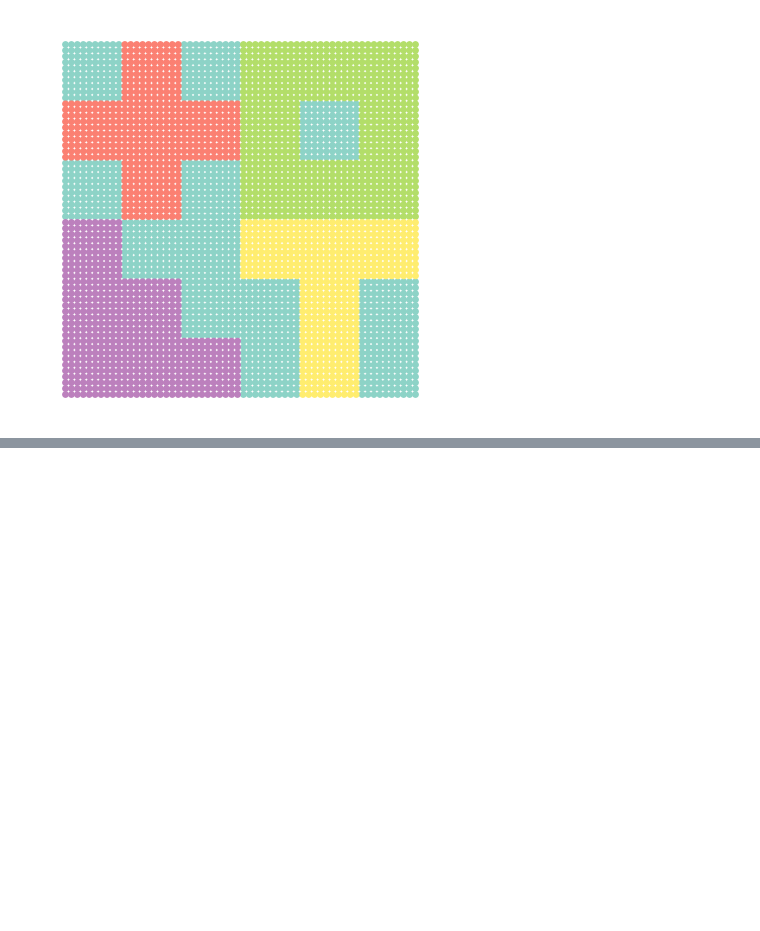
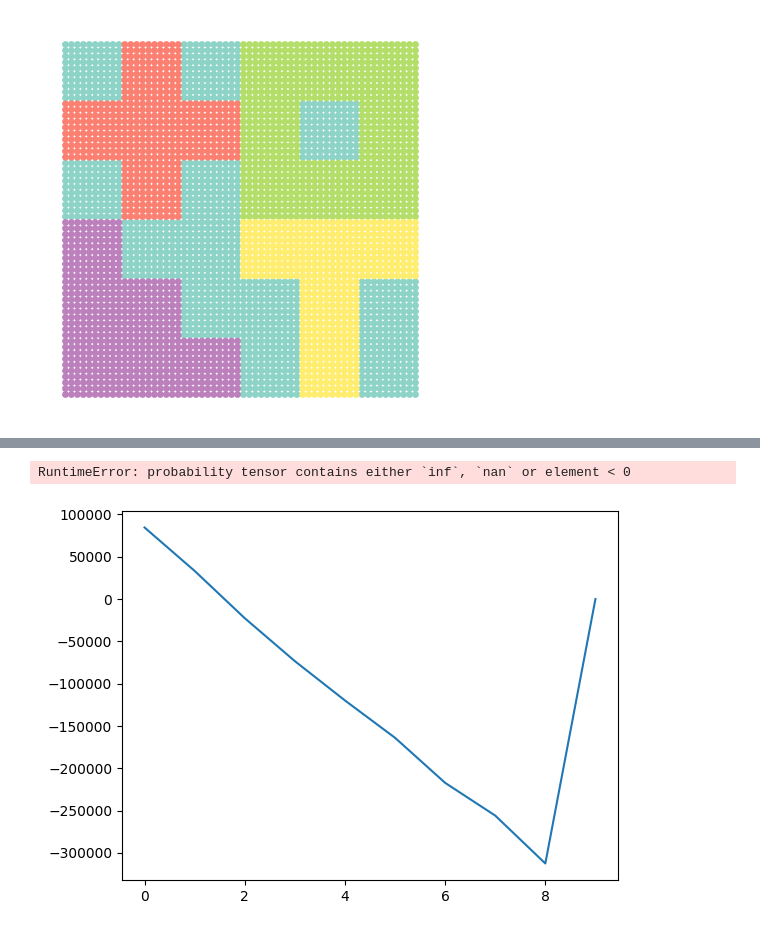
Before and after one commit to craigfouts/asterism, a Jupyter notebook: notebooks/sandbox.ipynb, the cells around one changed output, grey strips where cells are left out. Cells and saved outputs as stored; diff of their text form; code cells hidden in the pictures; blank space fills up the shorter version.

```diff
--- a/notebooks/sandbox.ipynb
+++ b/notebooks/sandbox.ipynb
@@ -9,5 +17,5 @@ from util import map_labels, show_dataset
 # %%
-data, labels = make_dataset()
+data, labels = make_dataset(return_tensor=True)
 show_dataset(data, labels)
 # %% [output]
 [figure]
@@ -127,13 +21,0 @@ class NCP(nn.Module):
-# %%
-h_layers = [data.shape[-1] - 3, 75]
-g_layers = [75, 25]
-u_layers = [data.shape[-1] - 3, 75, 25]
-f_layers = [50, 25, 25, 1]
-
-model = NCP(h_layers, g_layers, u_layers, f_layers).train(data[:, 3:])
-c, _ = model.encoder(data[:, 3:])
-show_dataset(data, c)
-plt.show()
-x = np.arange(len(model.loss_log))
-plt.plot(x, model.loss_log)
-plt.show()
@@ -139,0 +374,12 @@ plt.show()
+# %%
+model = NCP()
+topics = model.fit_predict(data[:, 3:])
+show_dataset(data, topics)
+# %% [output]
+RuntimeError: probability tensor contains either `inf`, `nan` or element < 0
+# %%
+x = np.arange(len(model.divergence_log))
+plt.plot(x, model.divergence_log)
+plt.show()
+# %% [output]
+[figure, added]
```
Also changed, not shown: parts of 27 cells of this notebook, 7 other files.
